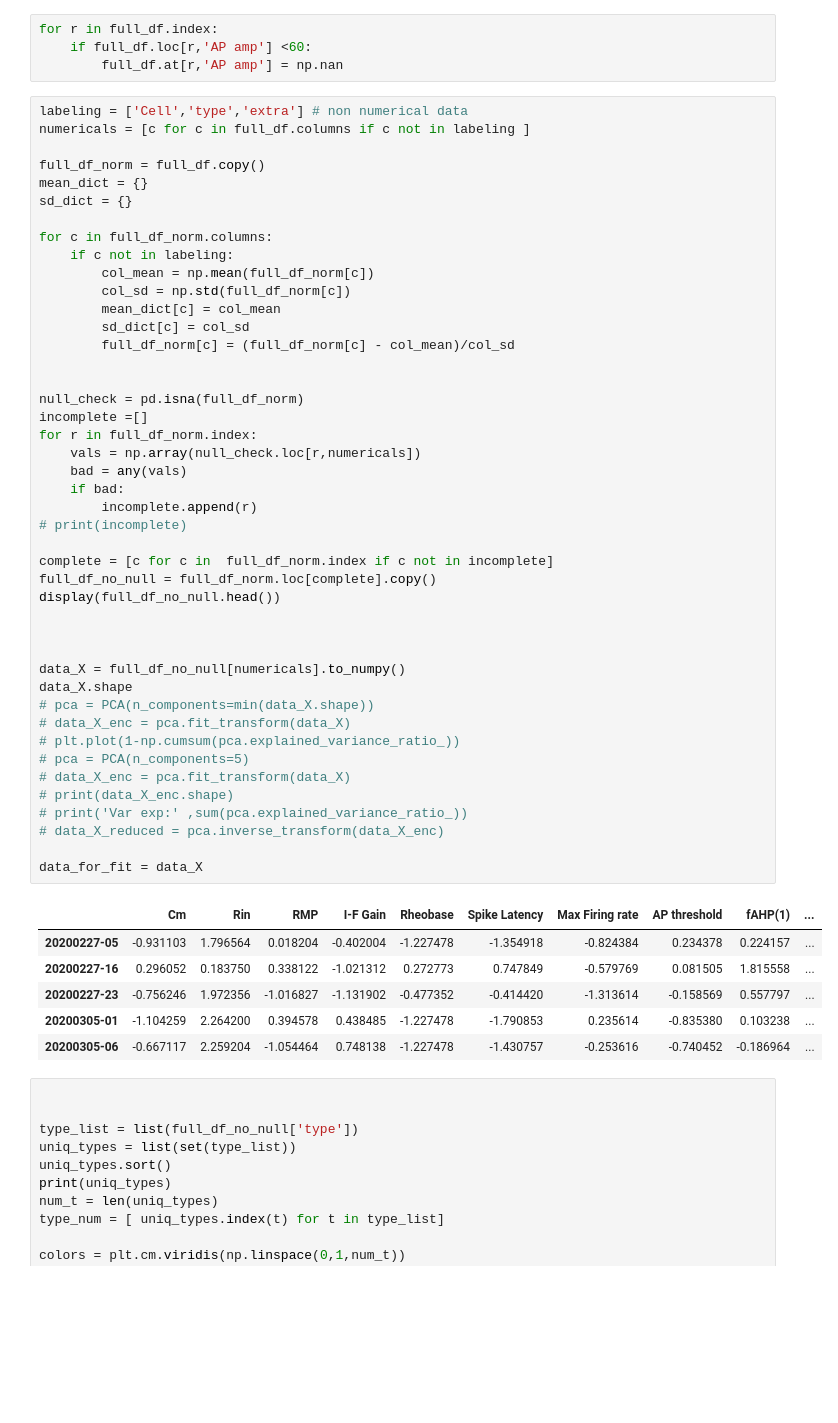
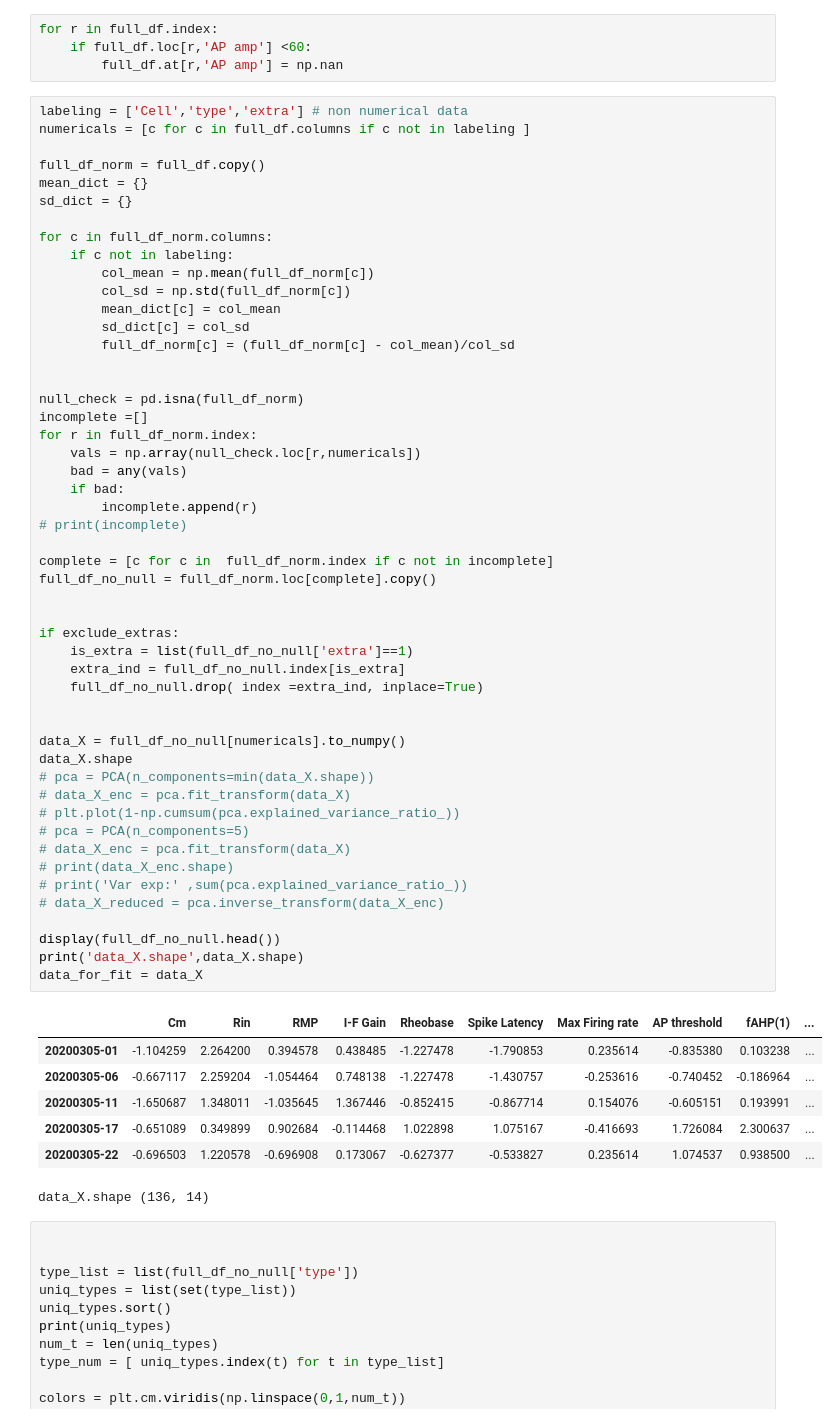
Before and after one commit to dtabuena/ApoE_Data_Clustering, a Jupyter notebook: Cluster_CA3.ipynb, the cells around one changed output. Drawn from its saved outputs; the diff is of its cells as text; blank space fills up the shorter version.

```diff
--- a/Cluster_CA3.ipynb
+++ b/Cluster_CA3.ipynb
@@ -99,39 +99,46 @@ for c in full_df_norm.columns:
 
 
 null_check = pd.isna(full_df_norm)
 incomplete =[]
 for r in full_df_norm.index:
     vals = np.array(null_check.loc[r,numericals])
     bad = any(vals)
     if bad:
         incomplete.append(r)
 # print(incomplete)
 
 complete = [c for c in  full_df_norm.index if c not in incomplete]
 full_df_no_null = full_df_norm.loc[complete].copy()
-display(full_df_no_null.head())
 
+
+if exclude_extras:
+    is_extra = list(full_df_no_null['extra']==1)
+    extra_ind = full_df_no_null.index[is_extra]
+    full_df_no_null.drop( index =extra_ind, inplace=True)
 
 
 data_X = full_df_no_null[numericals].to_numpy()
 data_X.shape
 # pca = PCA(n_components=min(data_X.shape))
 # data_X_enc = pca.fit_transform(data_X)
 # plt.plot(1-np.cumsum(pca.explained_variance_ratio_))
 # pca = PCA(n_components=5)
 # data_X_enc = pca.fit_transform(data_X)
 # print(data_X_enc.shape)
 # print('Var exp:' ,sum(pca.explained_variance_ratio_))
 # data_X_reduced = pca.inverse_transform(data_X_enc)
 
+display(full_df_no_null.head())
+print('data_X.shape',data_X.shape)
 data_for_fit = data_X
 # %% [output]
 |  | Cm | Rin | RMP | I-F Gain | Rheobase | Spike Latency | Max Firing rate | AP threshold | fAHP(1) | ... |
-| 20200227-05 | -0.931103 | 1.796564 | 0.018204 | -0.402004 | -1.227478 | -1.354918 | -0.824384 | 0.234378 | 0.224157 | ... |
-| 20200227-16 | 0.296052 | 0.183750 | 0.338122 | -1.021312 | 0.272773 | 0.747849 | -0.579769 | 0.081505 | 1.815558 | ... |
-| 20200227-23 | -0.756246 | 1.972356 | -1.016827 | -1.131902 | -0.477352 | -0.414420 | -1.313614 | -0.158569 | 0.557797 | ... |
 | 20200305-01 | -1.104259 | 2.264200 | 0.394578 | 0.438485 | -1.227478 | -1.790853 | 0.235614 | -0.835380 | 0.103238 | ... |
 | 20200305-06 | -0.667117 | 2.259204 | -1.054464 | 0.748138 | -1.227478 | -1.430757 | -0.253616 | -0.740452 | -0.186964 | ... |
+| 20200305-11 | -1.650687 | 1.348011 | -1.035645 | 1.367446 | -0.852415 | -0.867714 | 0.154076 | -0.605151 | 0.193991 | ... |
+| 20200305-17 | -0.651089 | 0.349899 | 0.902684 | -0.114468 | 1.022898 | 1.075167 | -0.416693 | 1.726084 | 2.300637 | ... |
+| 20200305-22 | -0.696503 | 1.220578 | -0.696908 | 0.173067 | -0.627377 | -0.533827 | 0.235614 | 1.074537 | 0.938500 | ... |
+data_X.shape (136, 14)
 # %%
 
 
```
Also changed, not shown: parts of 7 cells of this notebook.
